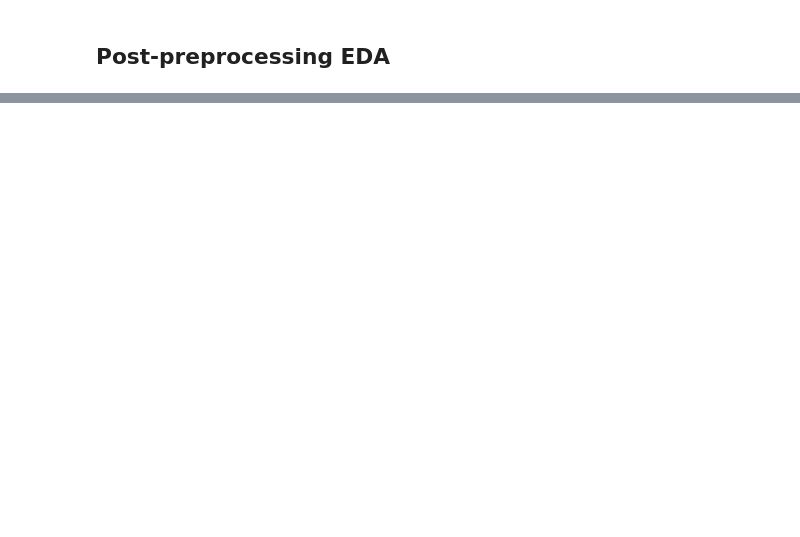
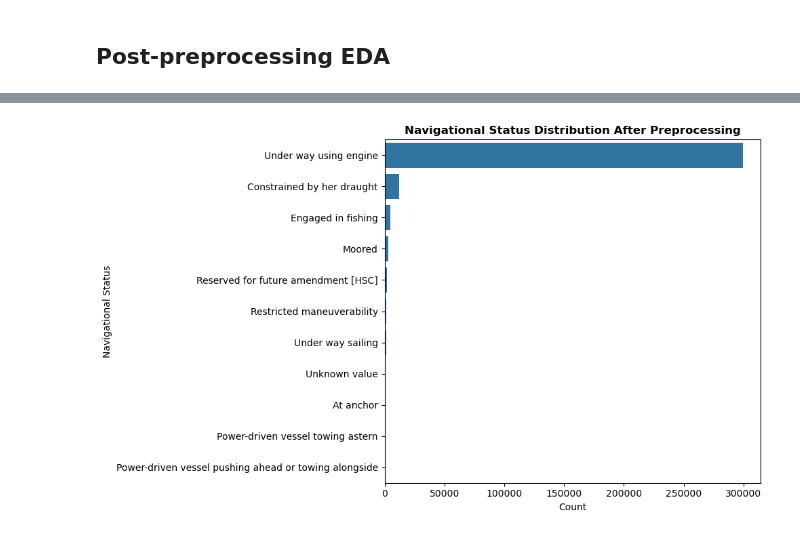
Before and after one commit to rafanahmed/Maritime-Navigational-Status-Classification, a Jupyter notebook: notebooks/01_eda_preprocessing.ipynb, the cells around one changed output, grey strips where cells are left out. Drawn from its saved outputs; the diff is of its cells as text; code cells hidden in the pictures; blank space fills up the shorter version.

Commit message:
Data Preprocessing (Notebook + preprocessing.py), Post-preprocessing EDA, exported visualizations & modified .gitignore

```diff
--- a/notebooks/01_eda_preprocessing.ipynb
+++ b/notebooks/01_eda_preprocessing.ipynb
@@ -714,0 +802,5 @@ This plot shows a strong positive relationship between ship size and draught, an
+# %%
+# Import preprocessing pipeline and set data path
+# Run end‑to‑end preprocessing pipeline
+data_path = "../data/ais_data.csv"
+X_train, X_val, X_test, y_train, y_val, y_test, preprocessor = prepare_ais_data(data_path)
@@ -714,0 +871,9 @@ This plot shows a strong positive relationship between ship size and draught, an
+# %%
+# Recombine splits into a modeling DataFrame
+X_all = pd.concat([X_train, X_val, X_test])
+y_all = pd.concat([y_train, y_val, y_test])
+
+df_model = X_all.copy()
+df_model["navigationalstatus"] = y_all
+
+df_model[["sog", "cog", "heading", "width", "length", "draught"]].describe()
@@ -716,0 +908,12 @@ This plot shows a strong positive relationship between ship size and draught, an
+# %%
+# Navigational status distribution after preprocessing (rare classes dropped)
+plt.figure(figsize=(10, 6))
+status_counts = df_model["navigationalstatus"].value_counts()
+sns.barplot(x=status_counts.values, y=status_counts.index, orient="h")
+plt.title("Navigational Status Distribution After Preprocessing", fontsize=12, fontweight="bold")
+plt.xlabel("Count")
+plt.ylabel("Navigational Status")
+plt.tight_layout()
+plt.show()
+# %% [output]
+[figure, added]
```
Also changed, not shown: parts of 17 cells of this notebook, 20 other files.
